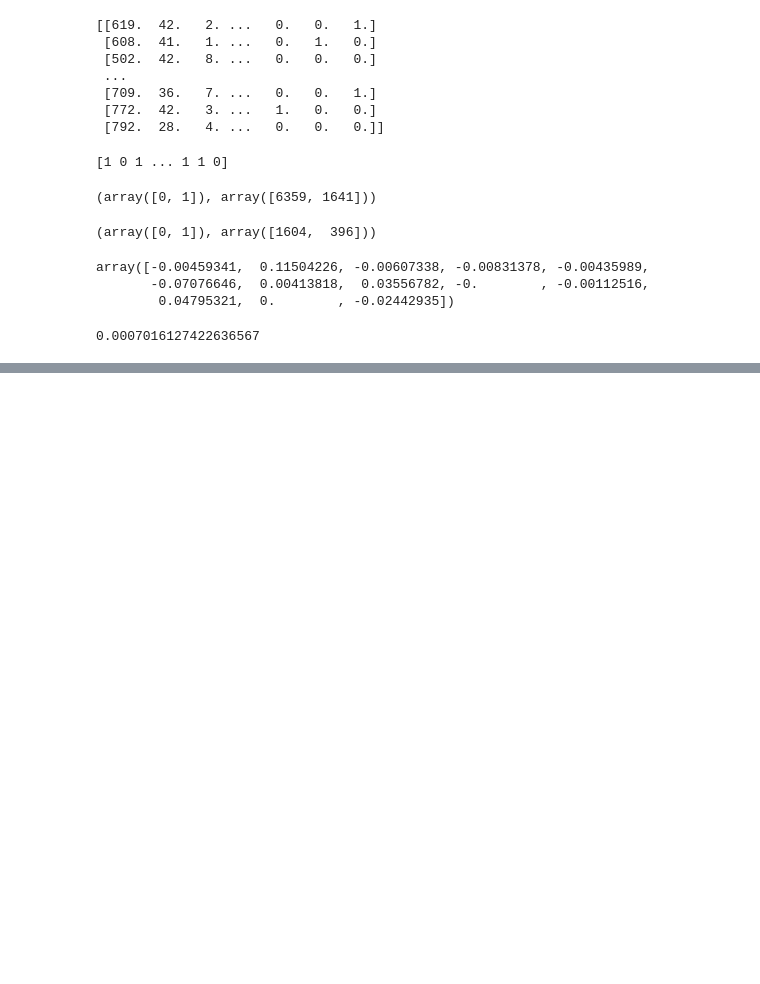
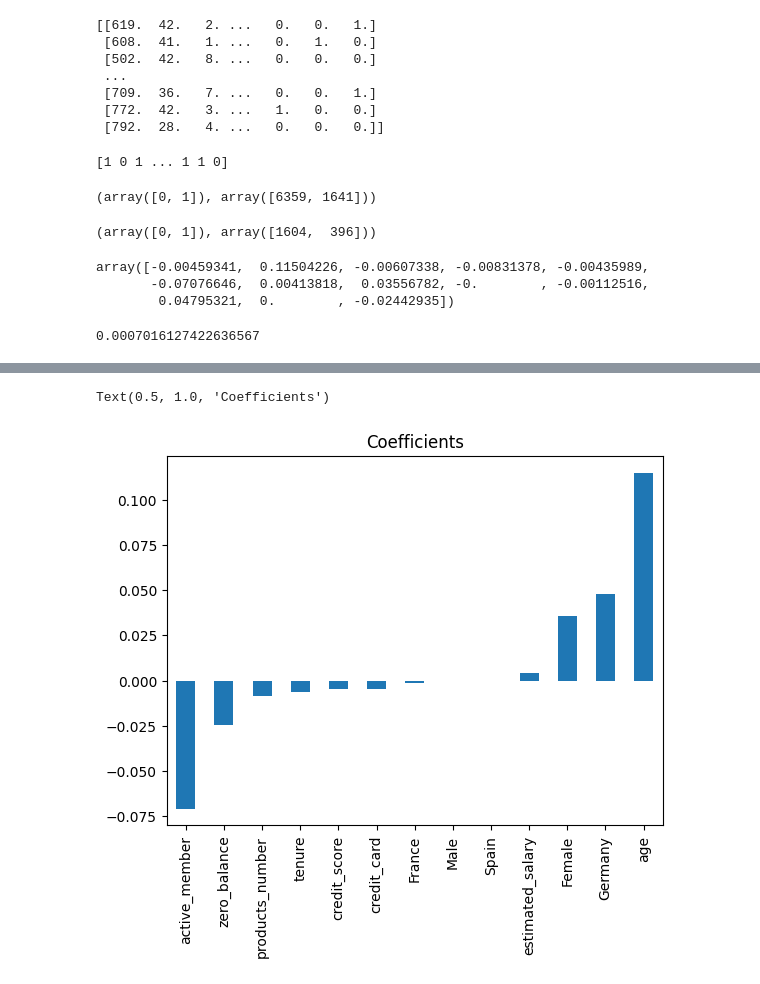
Before and after one commit to mmwitters/CDA_Project, a Jupyter notebook: Final Project.ipynb, the cells around one changed output, grey strips where cells are left out. Saved outputs shown, nothing was run; the diff lists cells and outputs as text; code cells hidden in the pictures; blank space fills up the shorter version.

```diff
--- a/Final Project.ipynb
+++ b/Final Project.ipynb
@@ -299,0 +311,6 @@ lasso.alpha_
+# %%
+pd.Series(lasso.coef_, features).sort_values(ascending = True).plot(kind = "bar")
+plt.title("Coefficients")
+# %% [output]
+Text(0.5, 1.0, 'Coefficients')
+[figure, added]
```
Also changed, not shown: parts of 3 cells of this notebook.
